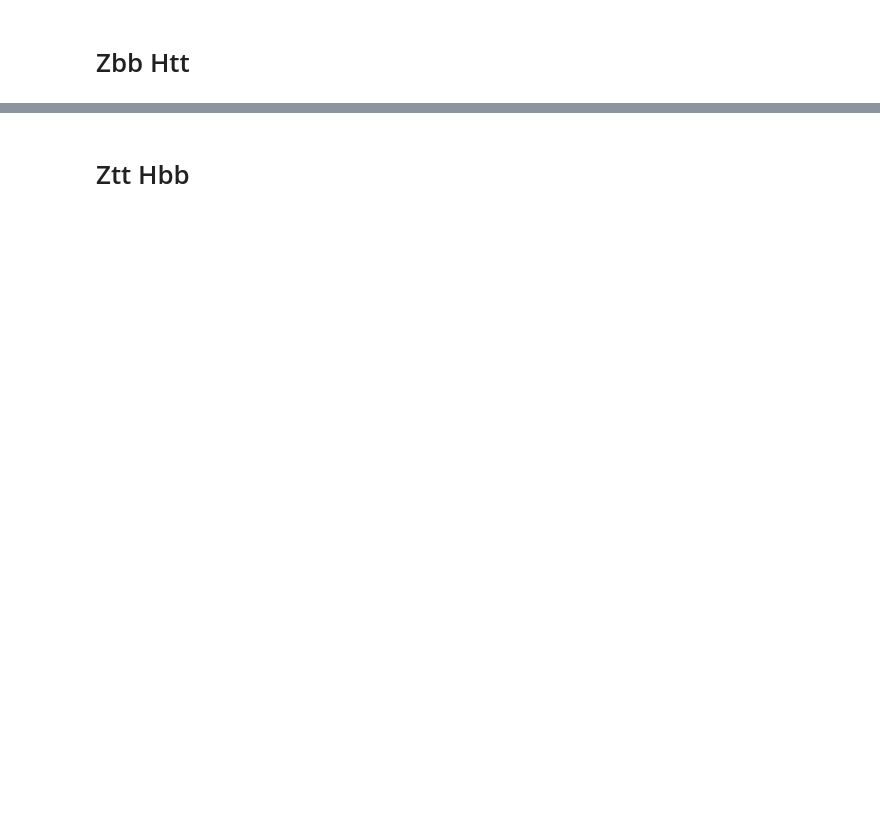
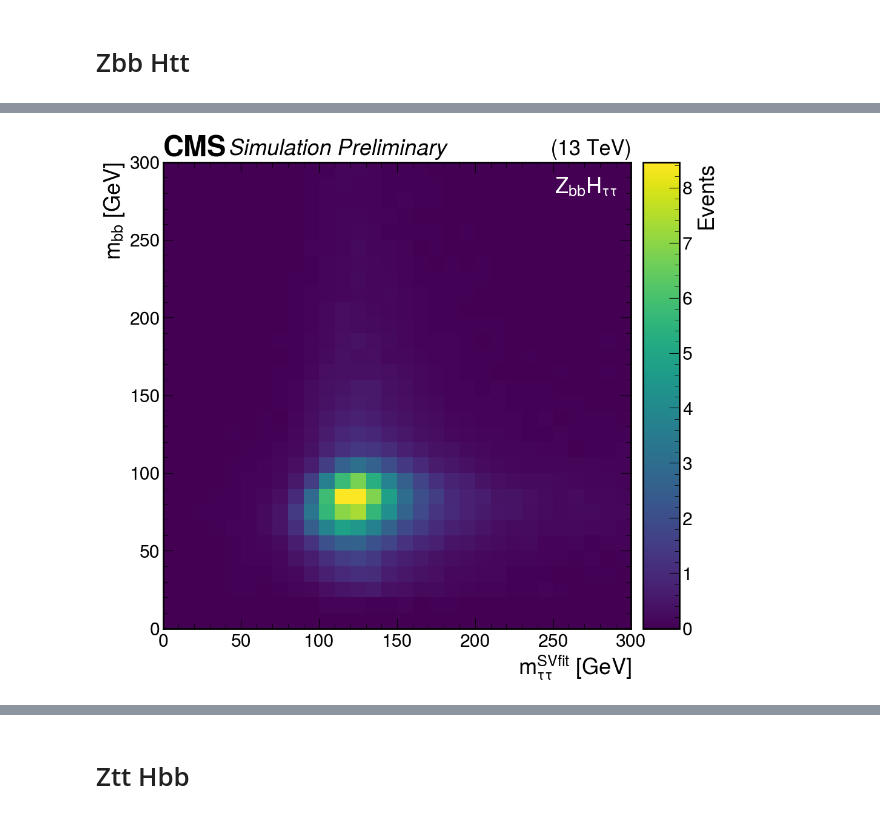
Before and after one commit to tcuisset/hhbbtt-analysis, a Jupyter notebook: nicePlots/FindEllipses.ipynb, the cells around one changed output, grey strips where cells are left out. Cells and saved outputs as stored; diff of their text form; code cells hidden in the pictures; blank space fills up the shorter version.

```diff
--- a/nicePlots/FindEllipses.ipynb
+++ b/nicePlots/FindEllipses.ipynb
@@ -90,0 +99,17 @@ Warning in <TCanvas::Constructor>: Deleting canvas with same name: c3
+# %%
+x_bin_edges, y_bin_edges, bin_contents = get_numpy_2D(hist_sum_zbbhtt)
+
+plt.figure(figsize=(11, 10))
+X, Y = np.meshgrid(x_bin_edges, y_bin_edges)
+cbar = hep.hist2dplot(bin_contents, x_bin_edges, y_bin_edges, cmap='viridis').cbar
+plt.text(0.97, 0.97, r"$Z_{bb}H_{\tau\tau}$", ha="right", va="top", transform=plt.gca().transAxes, color="white")
+plt.xlabel(r"$m_{\tau\tau}^{SVfit}$ [GeV]")
+plt.ylabel(r"$m_{bb}$ [GeV]")
+cbar.set_label("Events")
+hep.cms.label("Preliminary")
+plt.xlim(0,300)
+plt.ylim(0,300)
+
+plt.savefig('/grid_mnt/data__data.polcms/cms/vernazza/FrameworkNanoAOD/hhbbtt-analysis/nicePlots/FindEllipses/ZbbHtt_2D.png')
+plt.savefig('/grid_mnt/data__data.polcms/cms/vernazza/FrameworkNanoAOD/hhbbtt-analysis/nicePlots/FindEllipses/ZbbHtt_2D.pdf')
+# %% [output]
@@ -90,0 +117 @@ Warning in <TCanvas::Constructor>: Deleting canvas with same name: c3
+[figure, added]
```
Also changed, not shown: parts of 23 cells of this notebook.
